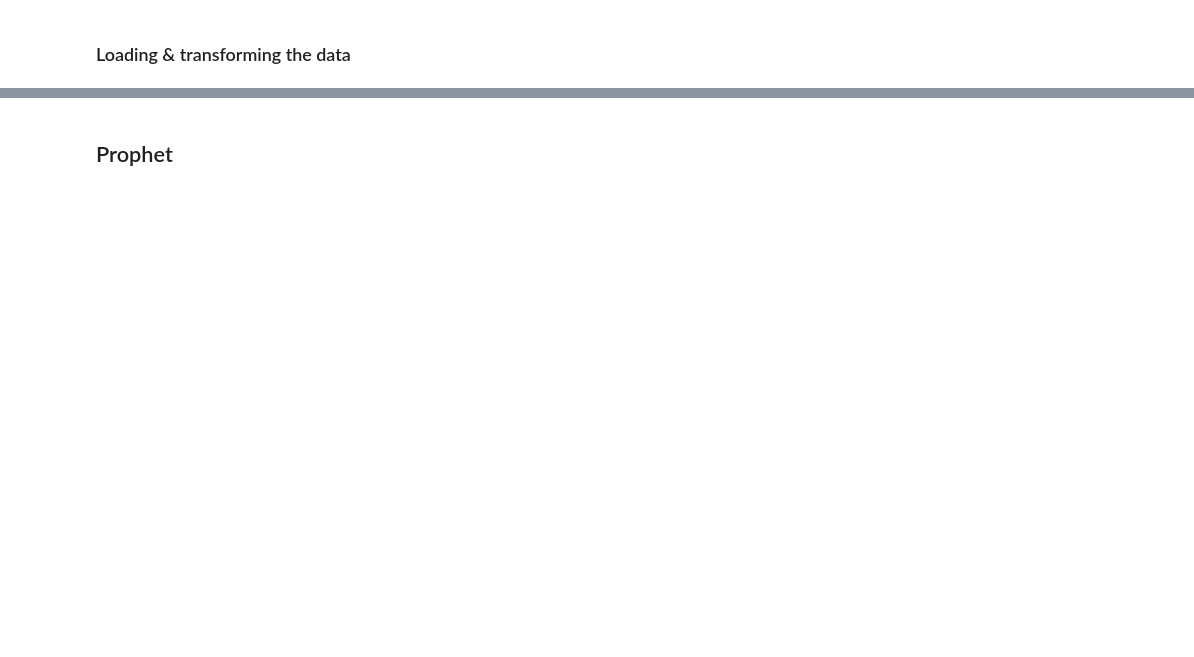
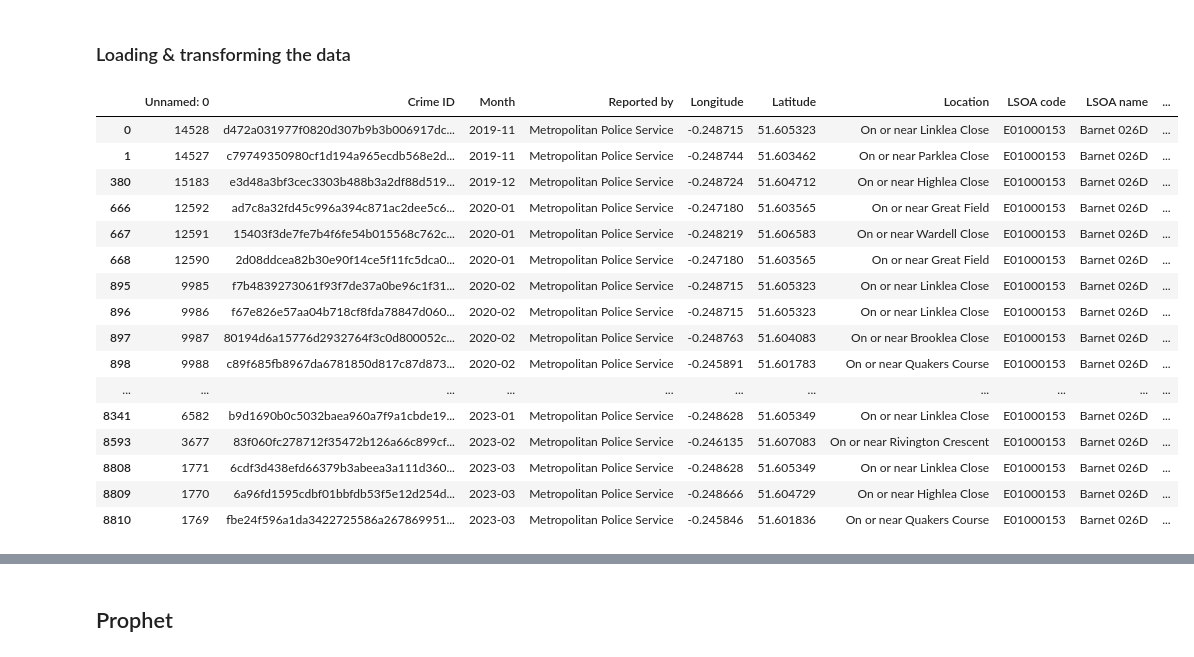
Before and after one commit to jdobladez/DC2-Group1-2023, a Jupyter notebook: Prophet.ipynb, the cells around one changed output, grey strips where cells are left out. Saved outputs shown, nothing was run; the diff lists cells and outputs as text; code cells hidden in the pictures; blank space fills up the shorter version.

```diff
--- a/Prophet.ipynb
+++ b/Prophet.ipynb
@@ -56,3 +24,32 @@ test_data = pd.read_csv('burglary_test.csv')
+# %%
+# creating mini-dataframes based on column value. Now it is based on LSOA codes but
+# because there are so many LSOAs the dataframes are rather small
+
+LSOA_codes = test_data['LSOA code'].unique()
+LSOA_codes
+
+first_LSOA = test_data.groupby(['LSOA code'])
+little_dataframe = first_LSOA.get_group(LSOA_codes[0])
+
+little_dataframe
+# %% [output]
+|  | Unnamed: 0 | Crime ID | Month | Reported by | Longitude | Latitude | Location | LSOA code | LSOA name | ... |
+| 0 | 14528 | d472a031977f0820d307b9b3b006917dc... | 2019-11 | Metropolitan Police Service | -0.248715 | 51.605323 | On or near Linklea Close | E01000153 | Barnet 026D | ... |
+| 1 | 14527 | c79749350980cf1d194a965ecdb568e2d... | 2019-11 | Metropolitan Police Service | -0.248744 | 51.603462 | On or near Parklea Close | E01000153 | Barnet 026D | ... |
+| 380 | 15183 | e3d48a3bf3cec3303b488b3a2df88d519... | 2019-12 | Metropolitan Police Service | -0.248724 | 51.604712 | On or near Highlea Close | E01000153 | Barnet 026D | ... |
+| 666 | 12592 | ad7c8a32fd45c996a394c871ac2dee5c6... | 2020-01 | Metropolitan Police Service | -0.247180 | 51.603565 | On or near Great Field | E01000153 | Barnet 026D | ... |
+| 667 | 12591 | 15403f3de7fe7b4f6fe54b015568c762c... | 2020-01 | Metropolitan Police Service | -0.248219 | 51.606583 | On or near Wardell Close | E01000153 | Barnet 026D | ... |
+| 668 | 12590 | 2d08ddcea82b30e90f14ce5f11fc5dca0... | 2020-01 | Metropolitan Police Service | -0.247180 | 51.603565 | On or near Great Field | E01000153 | Barnet 026D | ... |
+| 895 | 9985 | f7b4839273061f93f7de37a0be96c1f31... | 2020-02 | Metropolitan Police Service | -0.248715 | 51.605323 | On or near Linklea Close | E01000153 | Barnet 026D | ... |
+| 896 | 9986 | f67e826e57aa04b718cf8fda78847d060... | 2020-02 | Metropolitan Police Service | -0.248715 | 51.605323 | On or near Linklea Close | E01000153 | Barnet 026D | ... |
+| 897 | 9987 | 80194d6a15776d2932764f3c0d800052c... | 2020-02 | Metropolitan Police Service | -0.248763 | 51.604083 | On or near Brooklea Close | E01000153 | Barnet 026D | ... |
+| 898 | 9988 | c89f685fb8967da6781850d817c87d873... | 2020-02 | Metropolitan Police Service | -0.245891 | 51.601783 | On or near Quakers Course | E01000153 | Barnet 026D | ... |
+| ... | ... | ... | ... | ... | ... | ... | ... | ... | ... | ... |
+| 8341 | 6582 | b9d1690b0c5032baea960a7f9a1cbde19... | 2023-01 | Metropolitan Police Service | -0.248628 | 51.605349 | On or near Linklea Close | E01000153 | Barnet 026D | ... |
+| 8593 | 3677 | 83f060fc278712f35472b126a66c899cf... | 2023-02 | Metropolitan Police Service | -0.246135 | 51.607083 | On or near Rivington Crescent | E01000153 | Barnet 026D | ... |
+| 8808 | 1771 | 6cdf3d438efd66379b3abeea3a111d360... | 2023-03 | Metropolitan Police Service | -0.248628 | 51.605349 | On or near Linklea Close | E01000153 | Barnet 026D | ... |
+| 8809 | 1770 | 6a96fd1595cdbf01bbfdb53f5e12d254d... | 2023-03 | Metropolitan Police Service | -0.248666 | 51.604729 | On or near Highlea Close | E01000153 | Barnet 026D | ... |
+| 8810 | 1769 | fbe24f596a1da3422725586a267869951... | 2023-03 | Metropolitan Police Service | -0.245846 | 51.601836 | On or near Quakers Course | E01000153 | Barnet 026D | ... |
 # %%
 def to_datetime(df):
     # Changes date to datetime
```
Also changed, not shown: parts of 11 cells of this notebook.
